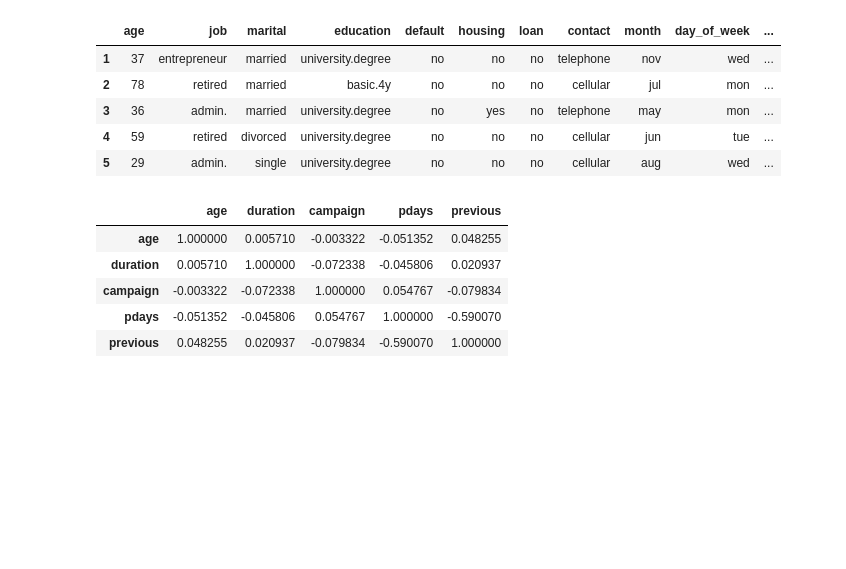
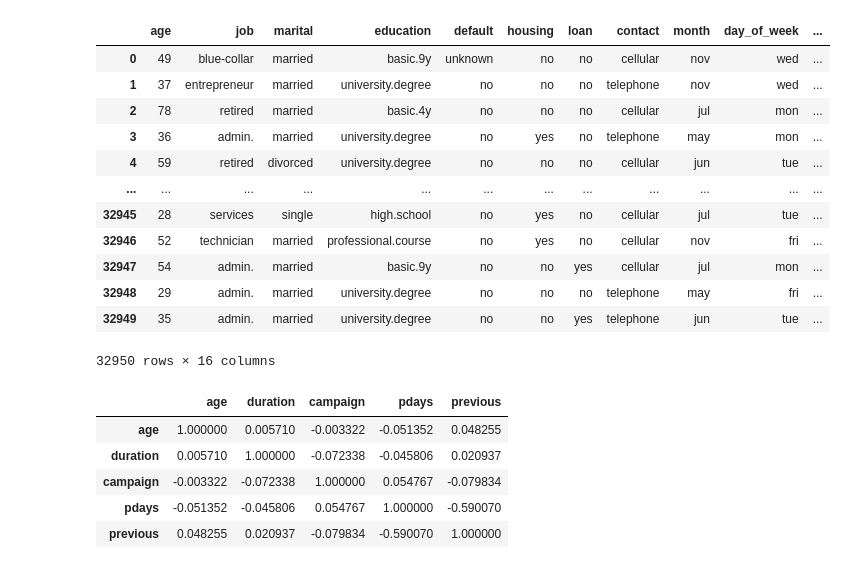
Before and after one commit to morprukop/NFLX_Team2_Project1, a Jupyter notebook: ananlysis_mp.ipynb, the cells around one changed output. Cells and saved outputs as stored; diff of their text form; code cells hidden in the pictures; blank space fills up the shorter version.

```diff
--- a/ananlysis_mp.ipynb
+++ b/ananlysis_mp.ipynb
@@ -9,18 +9,28 @@ bankdf = pd.read_csv("new_train.csv")
 # %%
 uRows = bankdf.loc[bankdf['job'] != 'unknown']
 uRows1 = uRows.loc[uRows['marital'] != 'unknown']
 uRows2 = uRows1.loc[uRows1['education'] != 'unknown']
 uRows3 = uRows2.loc[uRows2['default'] != 'unknown']
 uRows4 = uRows3.loc[uRows3['housing'] != 'unknown']
 cleandf = uRows4.loc[uRows4['loan']   != 'unknown']
-cleandf.head()
+
+testdf = bankdf
+testdf.replace("unknown", "NaN")
+testdf
 # %% [output]
 |  | age | job | marital | education | default | housing | loan | contact | month | day_of_week | ... |
+| 0 | 49 | blue-collar | married | basic.9y | unknown | no | no | cellular | nov | wed | ... |
 | 1 | 37 | entrepreneur | married | university.degree | no | no | no | telephone | nov | wed | ... |
 | 2 | 78 | retired | married | basic.4y | no | no | no | cellular | jul | mon | ... |
 | 3 | 36 | admin. | married | university.degree | no | yes | no | telephone | may | mon | ... |
 | 4 | 59 | retired | divorced | university.degree | no | no | no | cellular | jun | tue | ... |
-| 5 | 29 | admin. | single | university.degree | no | no | no | cellular | aug | wed | ... |
+| ... | ... | ... | ... | ... | ... | ... | ... | ... | ... | ... | ... |
+| 32945 | 28 | services | single | high.school | no | yes | no | cellular | jul | tue | ... |
+| 32946 | 52 | technician | married | professional.course | no | yes | no | cellular | nov | fri | ... |
+| 32947 | 54 | admin. | married | basic.9y | no | no | yes | cellular | jul | mon | ... |
+| 32948 | 29 | admin. | married | university.degree | no | no | no | telephone | may | fri | ... |
+| 32949 | 35 | admin. | married | university.degree | no | no | yes | telephone | jun | tue | ... |
+32950 rows × 16 columns
 # %%
 cleandf.corr()
 # %% [output]
```
